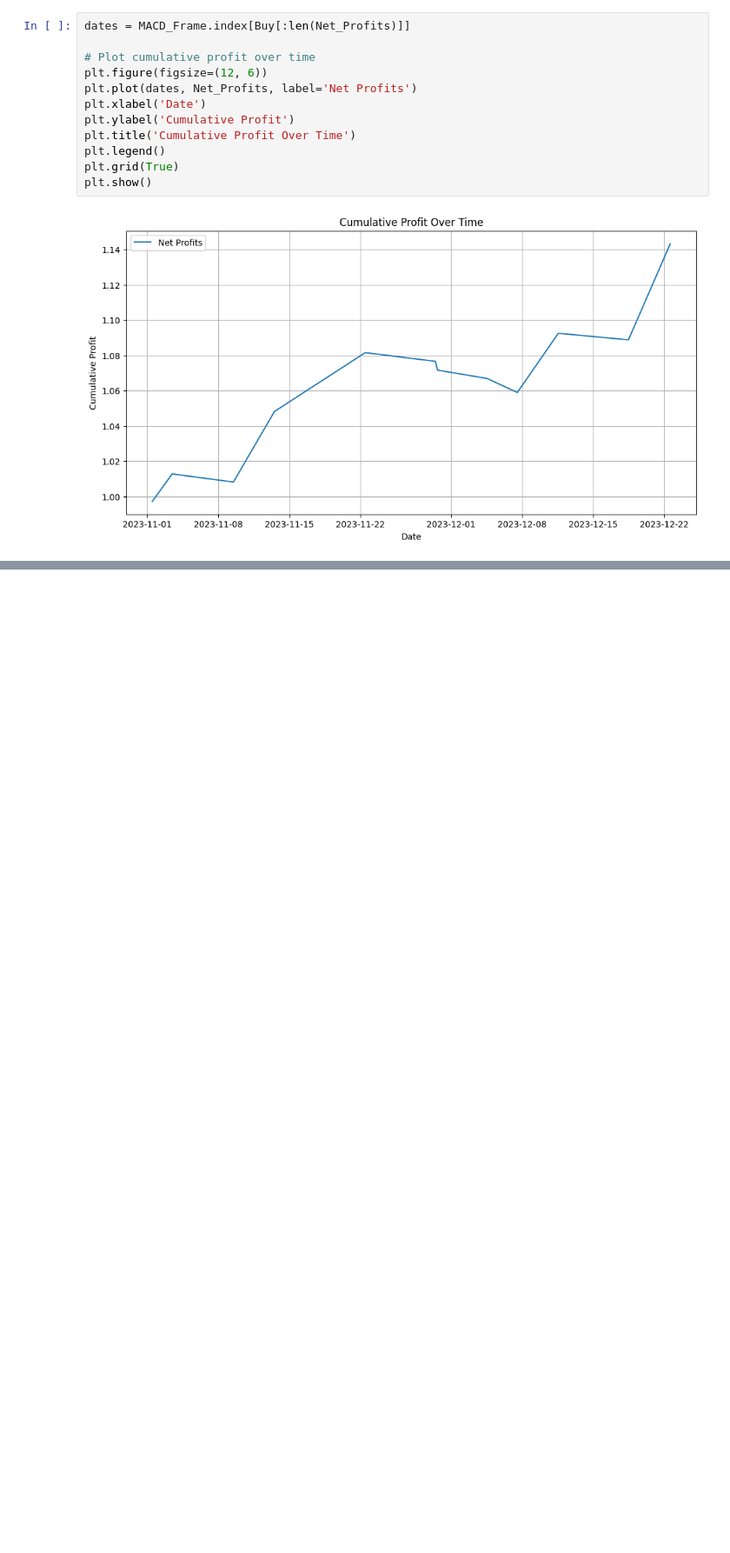
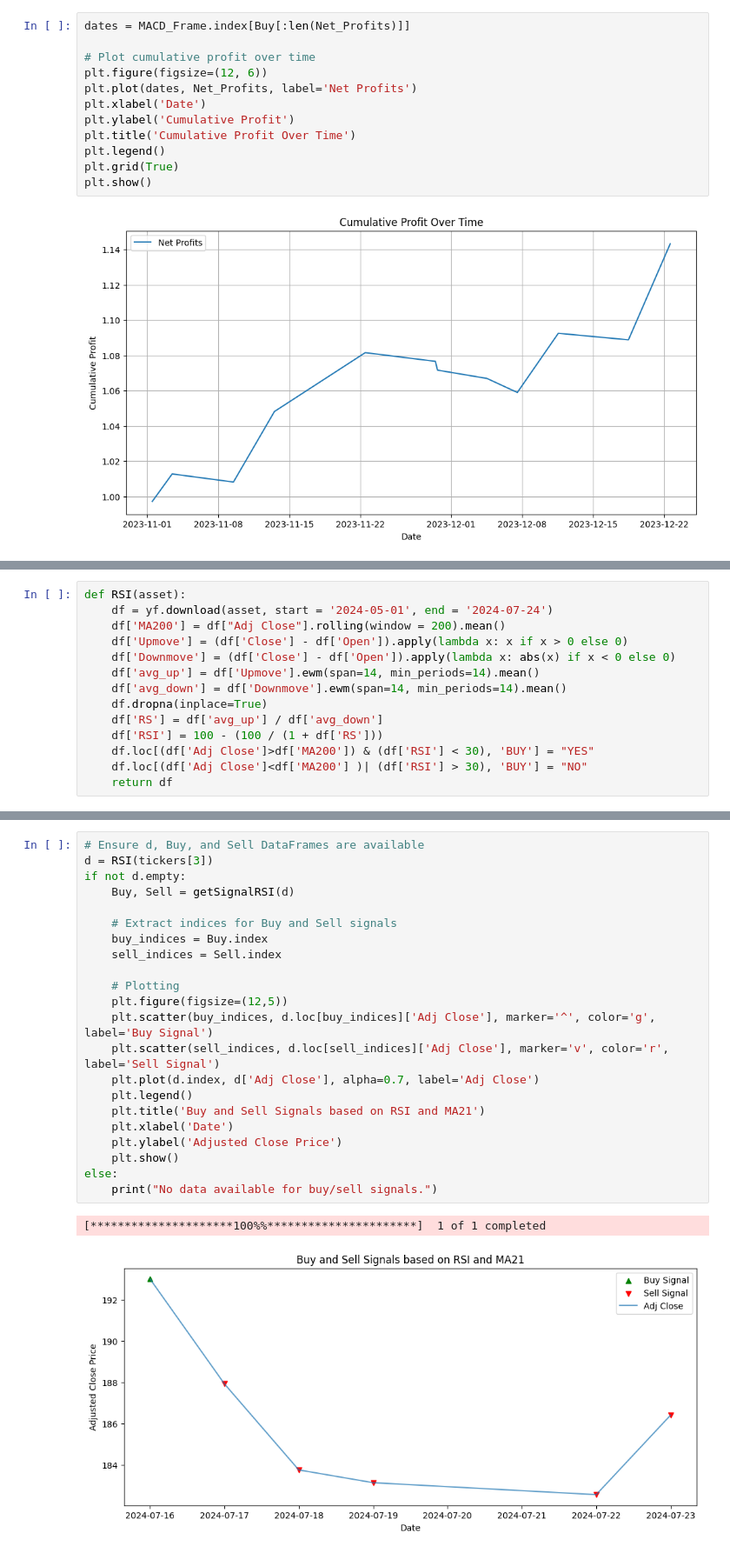
Before and after one commit to rajvijay1504/technical_analysis_in_finance, a Jupyter notebook: code.ipynb, the cells around one changed output, grey strips where cells are left out. Shown at 87% size. Cells and saved outputs as stored; diff of their text form; blank space fills up the shorter version.

```diff
--- a/code.ipynb
+++ b/code.ipynb
@@ -236,0 +557,14 @@ plt.show()
+# %%
+def RSI(asset):
+    df = yf.download(asset, start = '2024-05-01', end = '2024-07-24')
+    df['MA200'] = df["Adj Close"].rolling(window = 200).mean()
+    df['Upmove'] = (df['Close'] - df['Open']).apply(lambda x: x if x > 0 else 0)
+    df['Downmove'] = (df['Close'] - df['Open']).apply(lambda x: abs(x) if x < 0 else 0)
+    df['avg_up'] = df['Upmove'].ewm(span=14, min_periods=14).mean()
+    df['avg_down'] = df['Downmove'].ewm(span=14, min_periods=14).mean()
+    df.dropna(inplace=True)
+    df['RS'] = df['avg_up'] / df['avg_down']
+    df['RSI'] = 100 - (100 / (1 + df['RS']))
+    df.loc[(df['Adj Close']>df['MA200']) & (df['RSI'] < 30), 'BUY'] = "YES"
+    df.loc[(df['Adj Close']<df['MA200'] )| (df['RSI'] > 30), 'BUY'] = "NO"
+    return df
@@ -236,0 +691,25 @@ plt.show()
+# %%
+# Ensure d, Buy, and Sell DataFrames are available
+d = RSI(tickers[3])
+if not d.empty:
+    Buy, Sell = getSignalRSI(d)
+
+    # Extract indices for Buy and Sell signals
+    buy_indices = Buy.index
+    sell_indices = Sell.index
+
+    # Plotting
+    plt.figure(figsize=(12,5))
+    plt.scatter(buy_indices, d.loc[buy_indices]['Adj Close'], marker='^', color='g', label='Buy Signal')
+    plt.scatter(sell_indices, d.loc[sell_indices]['Adj Close'], marker='v', color='r', label='Sell Signal')
+    plt.plot(d.index, d['Adj Close'], alpha=0.7, label='Adj Close')
+    plt.legend()
+    plt.title('Buy and Sell Signals based on RSI and MA21')
+    plt.xlabel('Date')
+    plt.ylabel('Adjusted Close Price')
+    plt.show()
+else:
+    print("No data available for buy/sell signals.")
+# %% [output]
+[*********************100%%**********************]  1 of 1 completed
+[figure, added]
```
Also changed, not shown: parts of 24 cells of this notebook.
